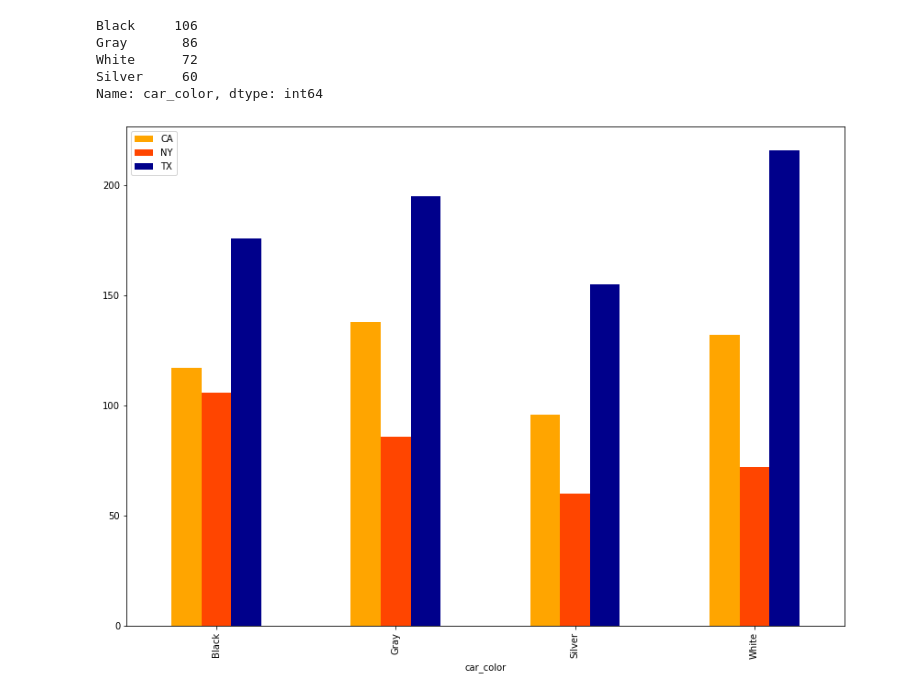
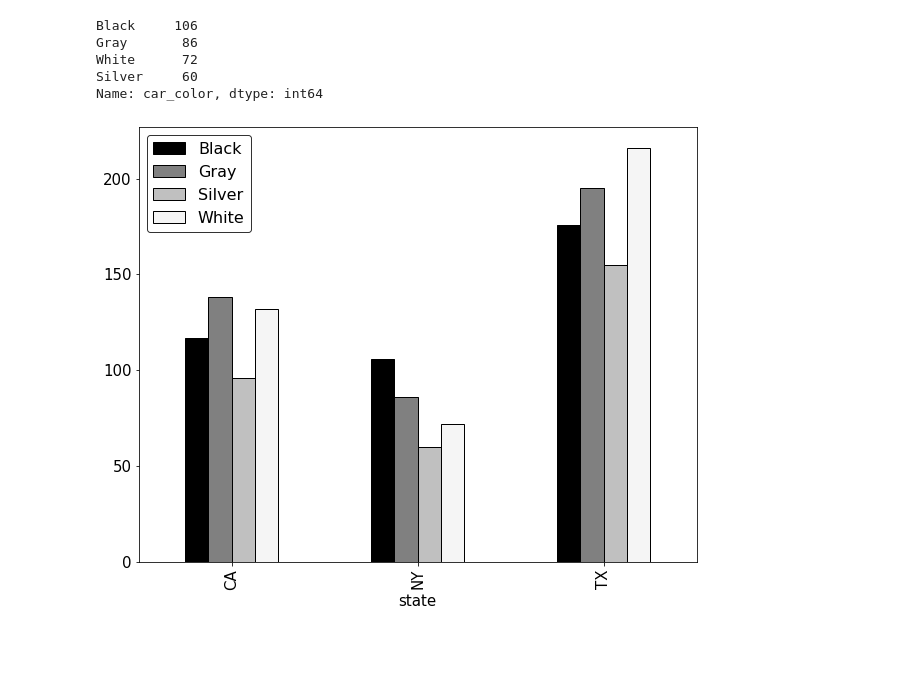
Before and after one commit to aabouie/CapStone1, a Jupyter notebook: EDA.ipynb, the cells around one changed output. Cells and saved outputs as stored; diff of their text form; code cells hidden in the pictures; blank space fills up the shorter version.

```diff
--- a/EDA.ipynb
+++ b/EDA.ipynb
@@ -419,8 +413,0 @@ scipy.__version__
-# %%
-a=np.random.randint(12,34,size=100).reshape(-1,1)
-b=np.random.randint(12,34,size=100).reshape(-1,1)
-stats.chisquare(a,b)
-fig,ax=plt.subplots()
-ax.hist(a,alpha=0.4)
-ax.hist(b,alpha=0.2)
-#stats.chisquare(Price_Explorer_TX2017.car_price, Price_Explorer_CA2017.car_price)
@@ -481,7 +487,11 @@ Silver     60
 Name: car_color, dtype: int64
 # %%
 #Black, Gray, Silver, White
-ax = df_color.groupby(['state']).car_color.value_counts().unstack('state').plot.bar(figsize=(14,10),color=['orange','orangered','darkblue']);
-ax.legend(loc='upper left');
+ax = df_color.groupby(['state']).car_color.value_counts().unstack('car_color').plot.bar(figsize=(10,8),color=['k','gray','silver','whitesmoke'],edgecolor='k');
+ax.legend(loc='upper left',prop={'size': 16},edgecolor='k');
+for item in ([ax.title, ax.xaxis.label, ax.yaxis.label] +
+             ax.get_xticklabels() + ax.get_yticklabels()):
+    item.set_fontsize(15)
+fig.tight_layout()
 # %% [output]
-[figure, old version]
+[figure, new version]
```
Also changed, not shown: parts of 14 cells of this notebook.
